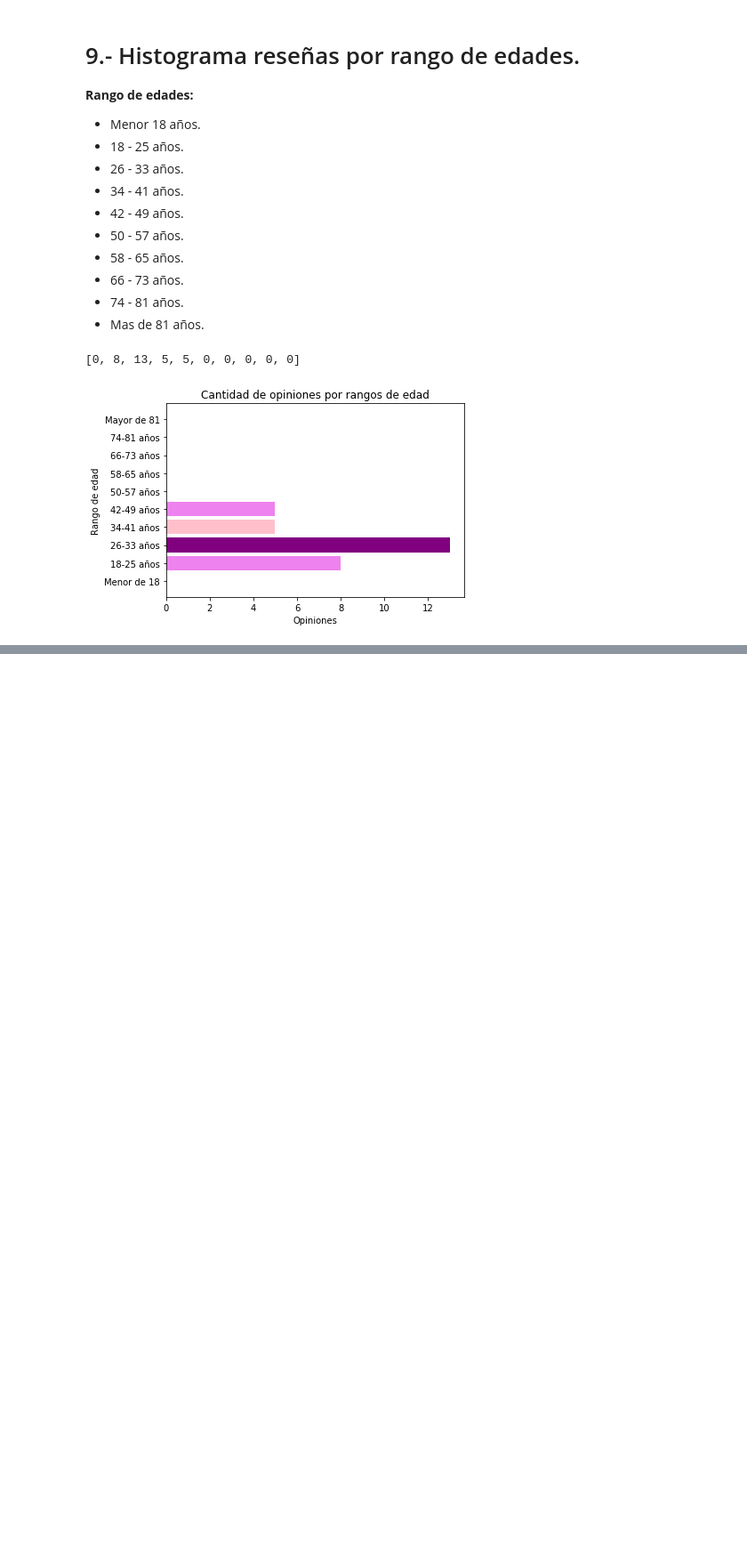
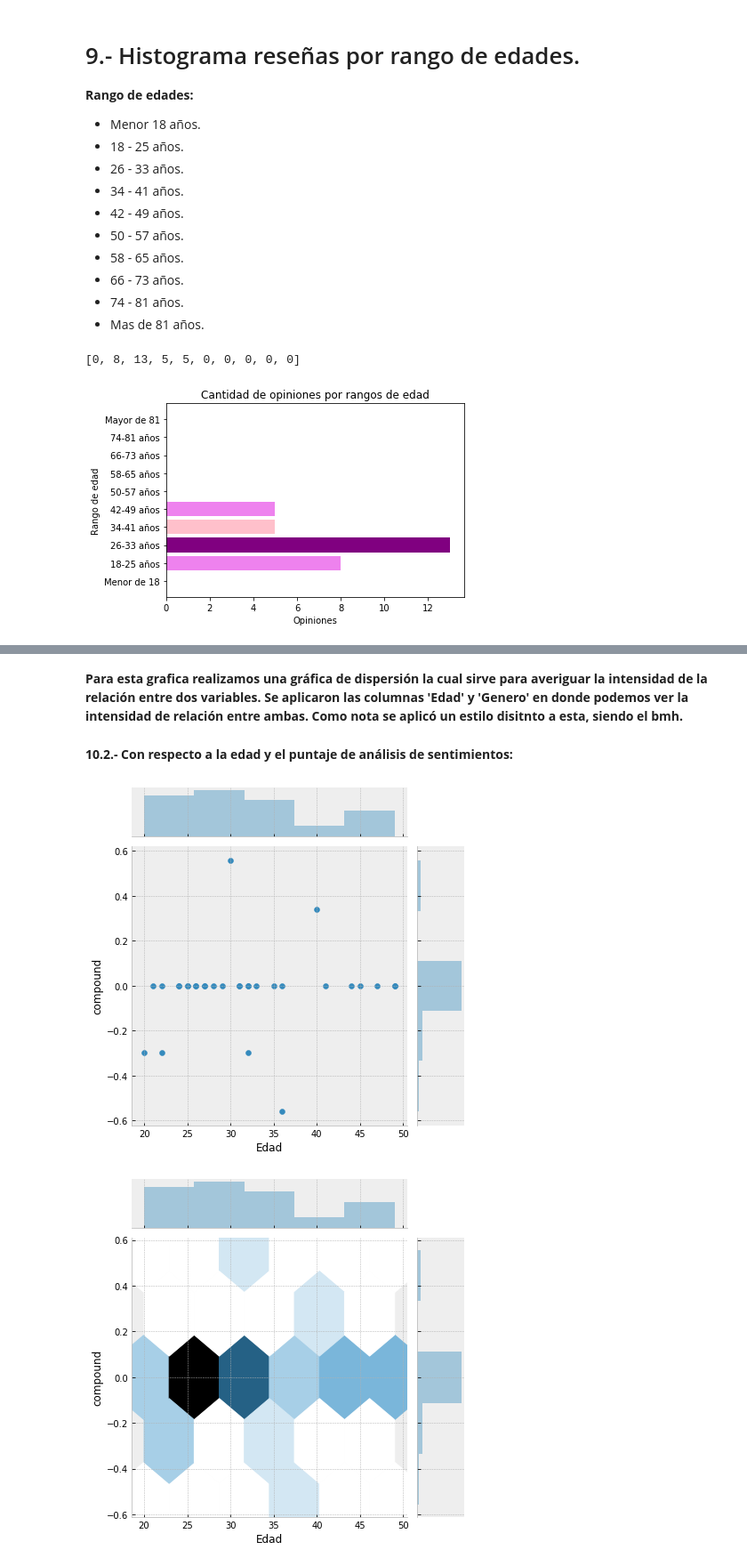
Before and after one commit to VictorGlzg/GG-HC_PROYECTO_FINAL, a Jupyter notebook: gg-hc-proyecto-final.ipynb, the cells around one changed output, grey strips where cells are left out. Shown at 89% size. Cells and saved outputs as stored; diff of their text form; code cells hidden in the pictures; blank space fills up the shorter version.

Commit message:
Versión final del proyecto para revisar

```diff
--- a/gg-hc-proyecto-final.ipynb
+++ b/gg-hc-proyecto-final.ipynb
@@ -318,0 +333,16 @@ plt.show()
+# %% [markdown]
+**Para esta grafica realizamos una gráfica de dispersión la cual sirve para averiguar la intensidad de la relación entre dos variables. Se aplicaron las columnas 'Edad' y 'Genero' en donde podemos ver la intensidad de relación entre ambas. Como nota se aplicó un estilo disitnto a esta, siendo el bmh.**
+# %% [markdown]
+**10.2.- Con respecto a la edad y el puntaje de análisis de sentimientos:**
+# %%
+# library & dataset
+import seaborn as sns
+
+# Custom the inside plot: options are: “scatter” | “reg” | “resid” | “kde” | “hex”
+sns.jointplot(x=reviews_df["Edad"], y=reviews_df["compound"], kind='scatter')
+sns.jointplot(x=reviews_df["Edad"], y=reviews_df["compound"], kind='hex')
+
+plt.show()
+# %% [output]
+[figure, added]
+[figure, added]
```
Also changed, not shown: parts of 11 cells of this notebook.
